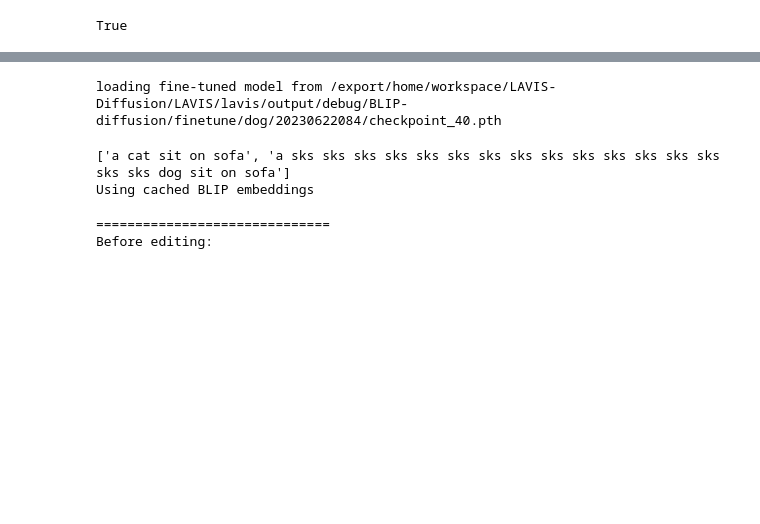
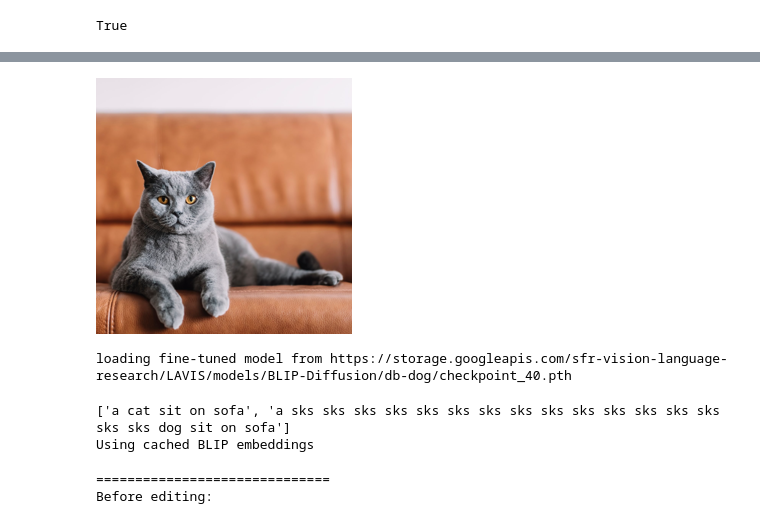
Before and after one commit to salesforce/LAVIS, a Jupyter notebook: projects/blip-diffusion/notebooks/editing_real_finetuned.ipynb, the cells around one changed output, grey strips where cells are left out. Cells and saved outputs as stored; diff of their text form; code cells hidden in the pictures; blank space fills up the shorter version.

Commit message:
BLIP-Diffusion examples (#1)
* change sample keywards for inference; add example notebooks.

* update README.

* upload checkpoint to gcloud.

```diff
--- a/projects/blip-diffusion/notebooks/editing_real_finetuned.ipynb
+++ b/projects/blip-diffusion/notebooks/editing_real_finetuned.ipynb
@@ -24,23 +37,23 @@ No ctx_embeddings_cache found in /export/share/dongxuli/zerobooth/500000-renamed
 # %%
+cond_subject = "dog"
 src_subject = "cat"
 tgt_subject = "dog"
-prompt = "sit on sofa"
 
+text_prompt = "sit on sofa"
+
+cond_subject = txt_preprocess["eval"](cond_subject)
 src_subject = txt_preprocess["eval"](src_subject)
 tgt_subject = txt_preprocess["eval"](tgt_subject)
-prompt = [txt_preprocess["eval"](prompt)]
+text_prompt = [txt_preprocess["eval"](text_prompt)]
 
-# image = Image.open("../images/dog.png").convert("RGB")
-# input_images = vis_preprocess["eval"](image).unsqueeze(0).cuda()
-
-raw_image = Image.open("../images/cat-sofa.png").convert("RGB")
-
-# display(image.resize((256, 256)))
+src_image = Image.open("../images/cat-sofa.png").convert("RGB")
+display(src_image.resize((256, 256)))
+# %% [output]
+[figure, added]
-# %%
-# finetuned_ckpt = "/export/home/workspace/LAVIS-Diffusion/LAVIS/lavis/output/debug/BLIP-diffusion/finetune/20230622063/checkpoint_40.pth"
-finetuned_ckpt = "/export/home/workspace/LAVIS-Diffusion/LAVIS/lavis/output/debug/BLIP-diffusion/finetune/dog/20230622084/checkpoint_40.pth"
-model.load_checkpoint(finetuned_ckpt)
-# %% [output]
-loading fine-tuned model from /export/home/workspace/LAVIS-Diffusion/LAVIS/lavis/output/debug/BLIP-diffusion/finetune/dog/20230622084/checkpoint_40.pth
+# %%
+finetuned_ckpt = "https://storage.googleapis.com/sfr-vision-language-research/LAVIS/models/BLIP-Diffusion/db-dog/checkpoint_40.pth"
+model.load_checkpoint(finetuned_ckpt)
+# %% [output]
+loading fine-tuned model from https://storage.googleapis.com/sfr-vision-language-research/LAVIS/models/BLIP-Diffusion/db-dog/checkpoint_40.pth
 # %%
 samples = {
```
Also changed, not shown: parts of 5 cells of this notebook, 27 other files.
